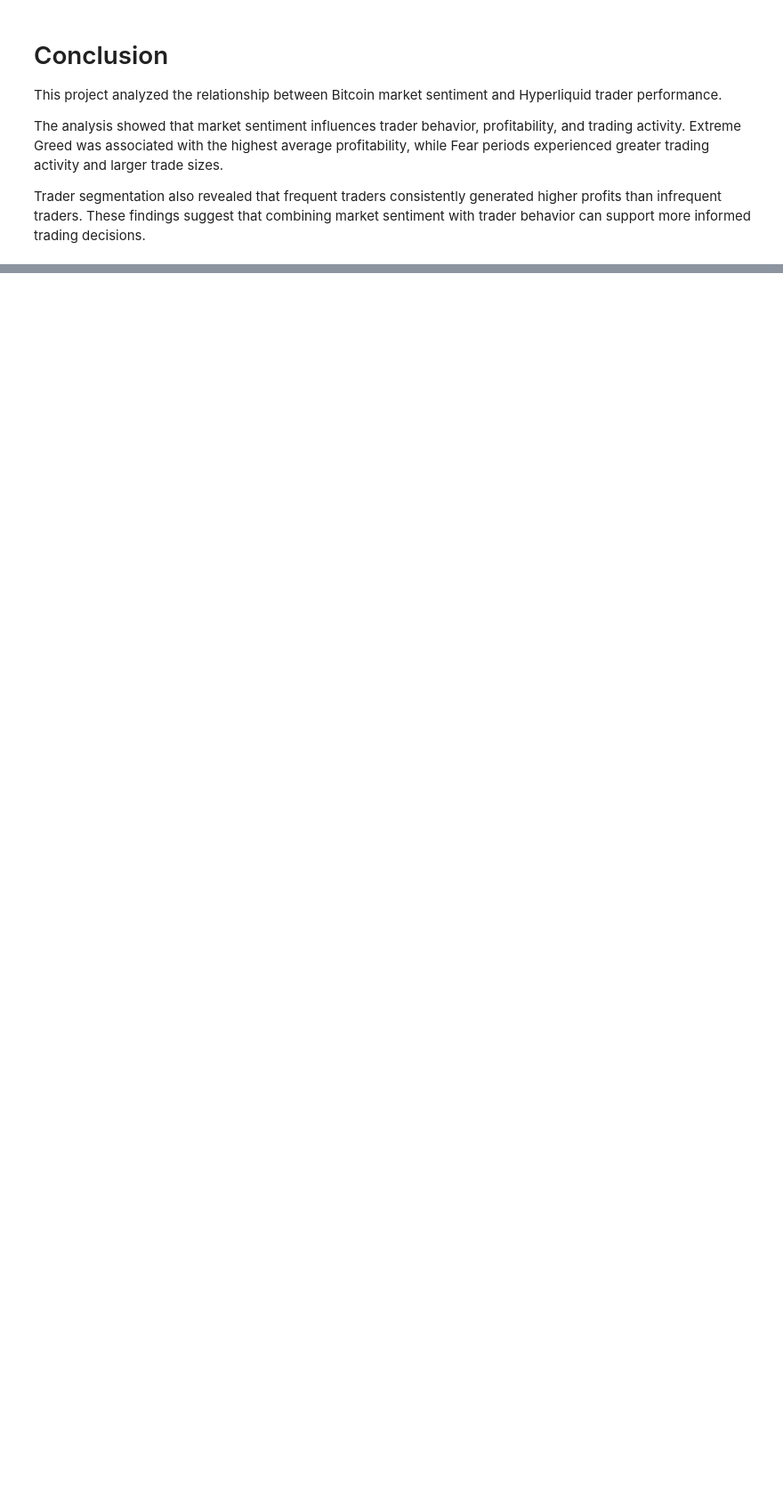
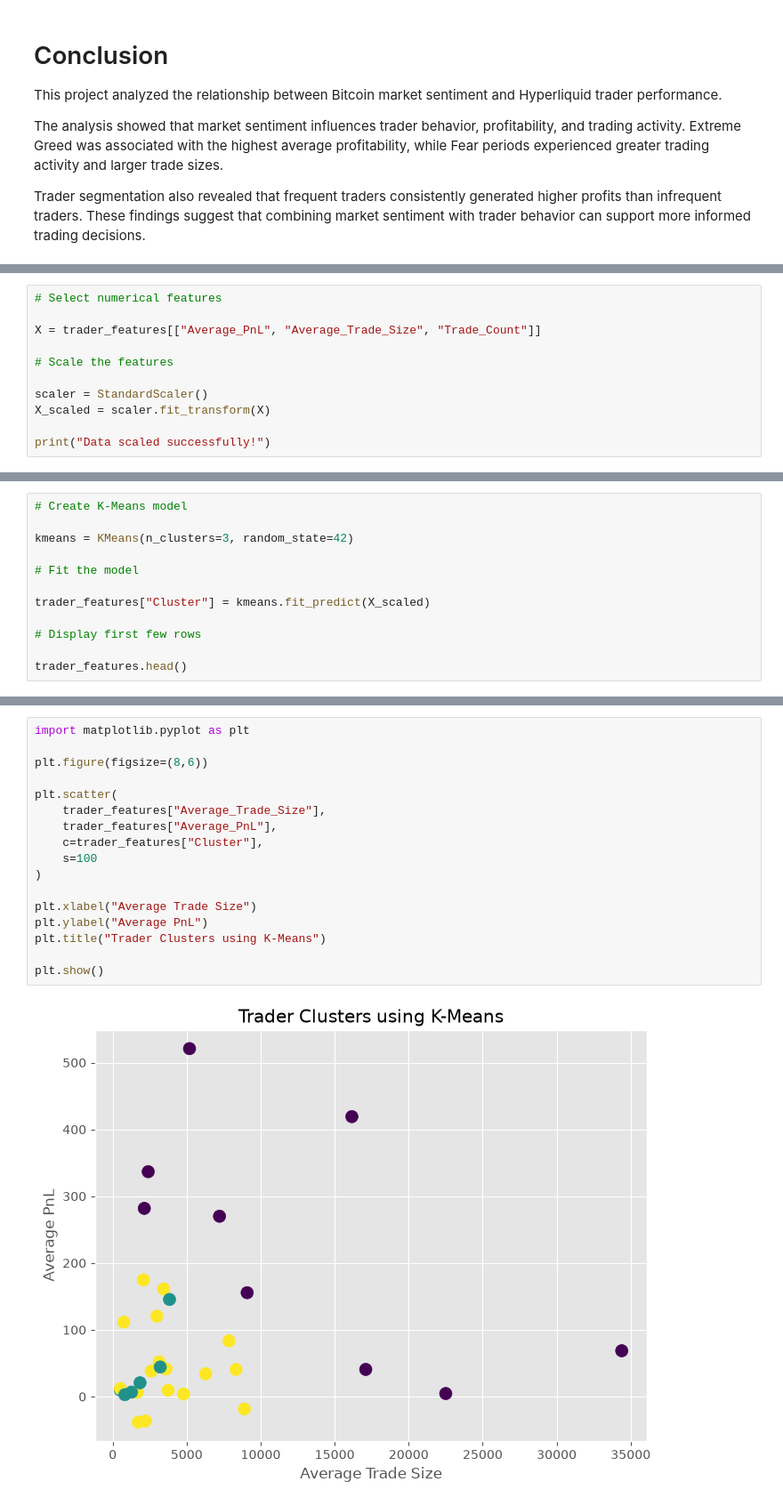
Before and after one commit to abhishekalenin-jpg/trader-sentiment-analysis, a Jupyter notebook: Trader_Performance_Analysis.ipynb, the cells around one changed output, grey strips where cells are left out. Shown at 89% size. Cells and saved outputs as stored; diff of their text form; blank space fills up the shorter version.

```diff
--- a/Trader_Performance_Analysis.ipynb
+++ b/Trader_Performance_Analysis.ipynb
@@ -654,0 +680,11 @@ Trader segmentation also revealed that frequent traders consistently generated h
+# %%
+# Select numerical features
+
+X = trader_features[["Average_PnL", "Average_Trade_Size", "Trade_Count"]]
+
+# Scale the features
+
+scaler = StandardScaler()
+X_scaled = scaler.fit_transform(X)
+
+print("Data scaled successfully!")
@@ -654,0 +693,12 @@ Trader segmentation also revealed that frequent traders consistently generated h
+# %%
+# Create K-Means model
+
+kmeans = KMeans(n_clusters=3, random_state=42)
+
+# Fit the model
+
+trader_features["Cluster"] = kmeans.fit_predict(X_scaled)
+
+# Display first few rows
+
+trader_features.head()
@@ -654,0 +712,19 @@ Trader segmentation also revealed that frequent traders consistently generated h
+# %%
+import matplotlib.pyplot as plt
+
+plt.figure(figsize=(8,6))
+
+plt.scatter(
+    trader_features["Average_Trade_Size"],
+    trader_features["Average_PnL"],
+    c=trader_features["Cluster"],
+    s=100
+)
+
+plt.xlabel("Average Trade Size")
+plt.ylabel("Average PnL")
+plt.title("Trader Clusters using K-Means")
+
+plt.show()
+# %% [output]
+[figure, added]
```
Also changed, not shown: parts of 24 cells of this notebook.
